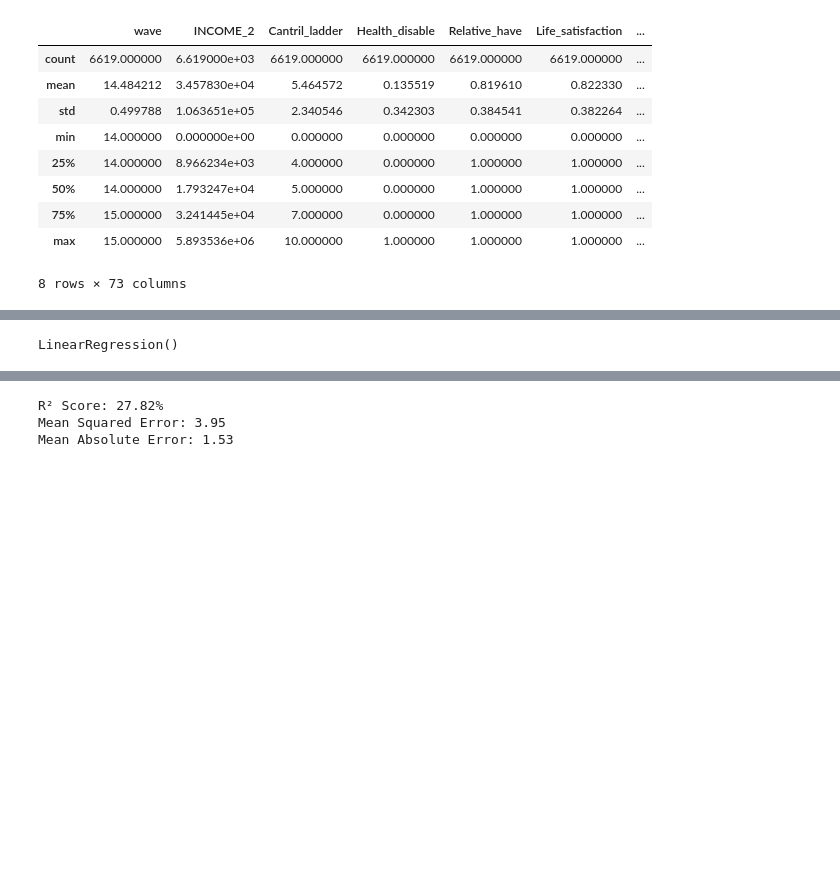
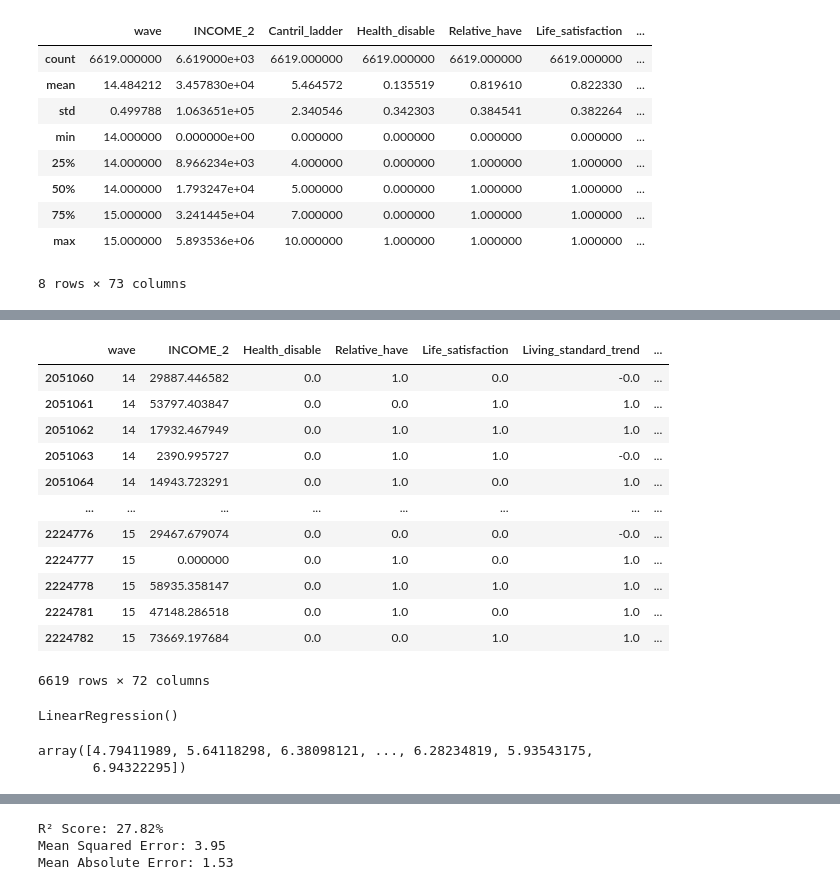
Before and after one commit to MichaelChaoLi-cpu/Course01_DataScienceForBa, a Jupyter notebook: Code/C02_LinearRfAnalysis_v1.ipynb, the cells around one changed output, grey strips where cells are left out. Saved outputs shown, nothing was run; the diff lists cells and outputs as text; code cells hidden in the pictures; blank space fills up the shorter version.

```diff
--- a/Code/C02_LinearRfAnalysis_v1.ipynb
+++ b/Code/C02_LinearRfAnalysis_v1.ipynb
@@ -92,5 +127,21 @@ y = WahsedDataset['Cantril_ladder']
 # %%
 X = WahsedDataset.drop(columns = ['Cantril_ladder'])
+# %%
+X
+# %% [output]
+|  | wave | INCOME_2 | Health_disable | Relative_have | Life_satisfaction | Living_standard_trend | ... |
+| 2051060 | 14 | 29887.446582 | 0.0 | 1.0 | 0.0 | -0.0 | ... |
+| 2051061 | 14 | 53797.403847 | 0.0 | 0.0 | 1.0 | 1.0 | ... |
+| 2051062 | 14 | 17932.467949 | 0.0 | 1.0 | 1.0 | 1.0 | ... |
+| 2051063 | 14 | 2390.995727 | 0.0 | 1.0 | 1.0 | -0.0 | ... |
+| 2051064 | 14 | 14943.723291 | 0.0 | 1.0 | 0.0 | 1.0 | ... |
+| ... | ... | ... | ... | ... | ... | ... | ... |
+| 2224776 | 15 | 29467.679074 | 0.0 | 0.0 | 0.0 | -0.0 | ... |
+| 2224777 | 15 | 0.000000 | 0.0 | 1.0 | 0.0 | 1.0 | ... |
+| 2224778 | 15 | 58935.358147 | 0.0 | 1.0 | 1.0 | 1.0 | ... |
+| 2224781 | 15 | 47148.286518 | 0.0 | 1.0 | 0.0 | 1.0 | ... |
+| 2224782 | 15 | 73669.197684 | 0.0 | 0.0 | 1.0 | 1.0 | ... |
+6619 rows × 72 columns
 # %%
 model = LinearRegression()
 model.fit(X, y)
@@ -98,0 +153,5 @@ LinearRegression()
+# %%
+y_pred
+# %% [output]
+array([4.79411989, 5.64118298, 6.38098121, ..., 6.28234819, 5.93543175,
+       6.94322295])
```
Also changed, not shown: parts of 25 cells of this notebook, 6 other files.
